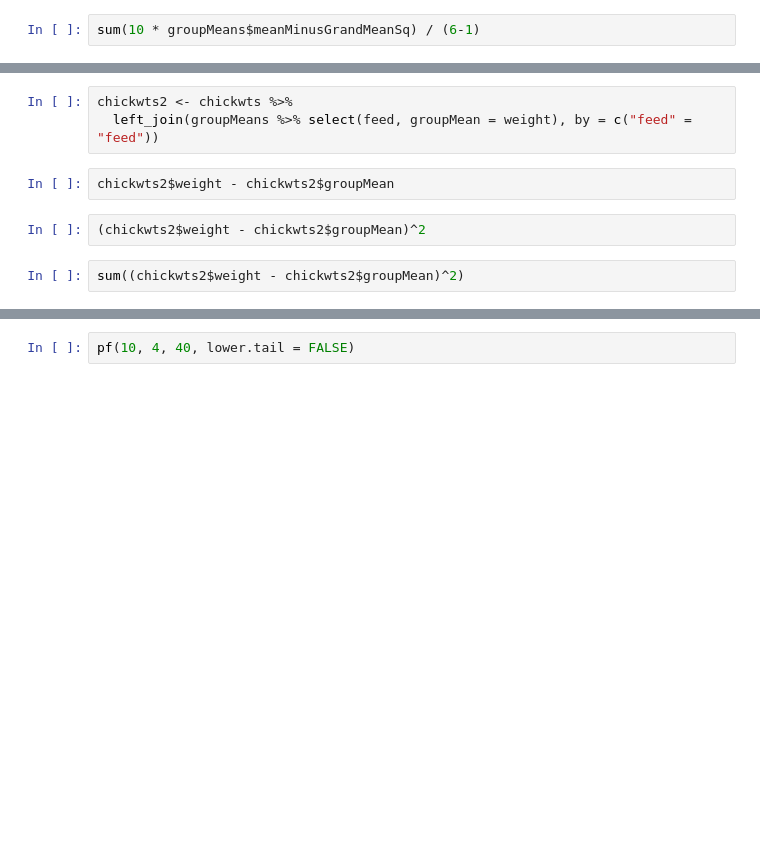
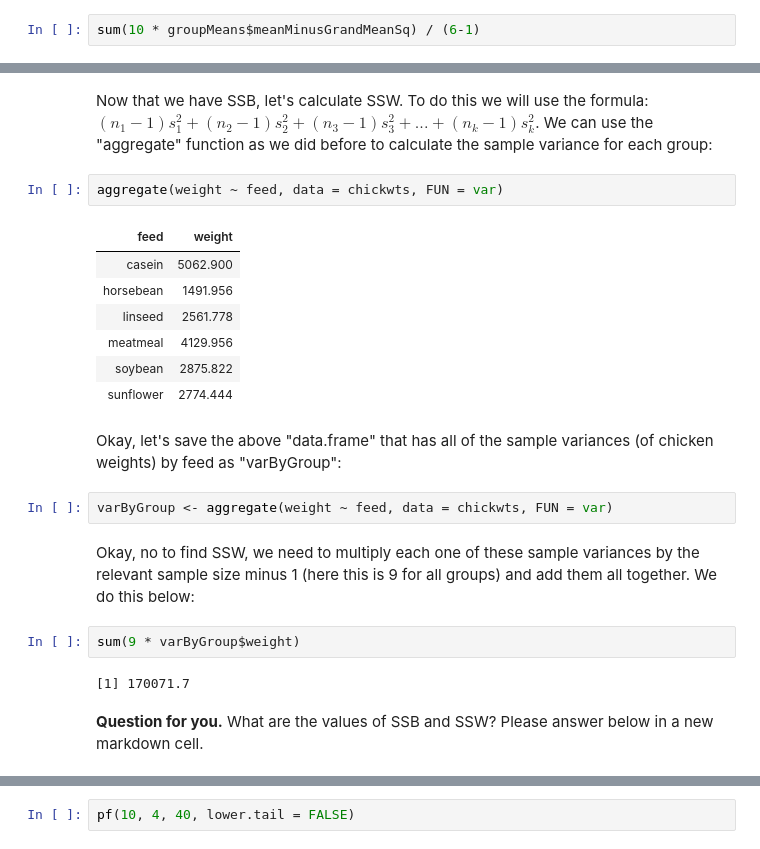
Before and after one commit to trainorp/iteachAST505, a Jupyter notebook: Assignments/Labs/Lab9.ipynb, the cells around one changed output, grey strips where cells are left out. Cells and saved outputs as stored; diff of their text form; blank space fills up the shorter version.

```diff
--- a/Assignments/Labs/Lab9.ipynb
+++ b/Assignments/Labs/Lab9.ipynb
@@ -149,9 +317,24 @@ chickwts %>% left_join(groupMeans %>% select(feed, groupMean = weight), by = c("
-# %%
-chickwts2 <- chickwts %>%
-  left_join(groupMeans %>% select(feed, groupMean = weight), by = c("feed" = "feed"))
-# %%
-chickwts2$weight - chickwts2$groupMean
-# %%
-(chickwts2$weight - chickwts2$groupMean)^2
-# %%
-sum((chickwts2$weight - chickwts2$groupMean)^2)
+# %% [markdown]
+Now that we have SSB, let's calculate SSW. To do this we will use the formula: $(n_1 - 1) s_1^2 + (n_2 - 1) s_2^2 + (n_3 - 1) s_3^2 + ... + (n_k - 1) s_k^2$. We can use the "aggregate" function as we did before to calculate the sample variance for each group:
+# %%
+aggregate(weight ~ feed, data = chickwts, FUN = var)
+# %% [output]
+| feed | weight |
+| casein | 5062.900 |
+| horsebean | 1491.956 |
+| linseed | 2561.778 |
+| meatmeal | 4129.956 |
+| soybean | 2875.822 |
+| sunflower | 2774.444 |
+# %% [markdown]
+Okay, let's save the above "data.frame" that has all of the sample variances (of chicken weights) by feed as "varByGroup":
+# %%
+varByGroup <- aggregate(weight ~ feed, data = chickwts, FUN = var)
+# %% [markdown]
+Okay, no to find SSW, we need to multiply each one of these sample variances by the relevant sample size minus 1 (here this is 9 for all groups) and add them all together. We do this below:
+# %%
+sum(9 * varByGroup$weight)
+# %% [output]
+[1] 170071.7
+# %% [markdown]
+**Question for you.** What are the values of SSB and SSW? Please answer below in a new markdown cell.
```
Also changed, not shown: parts of 80 cells of this notebook, 2 other files.
